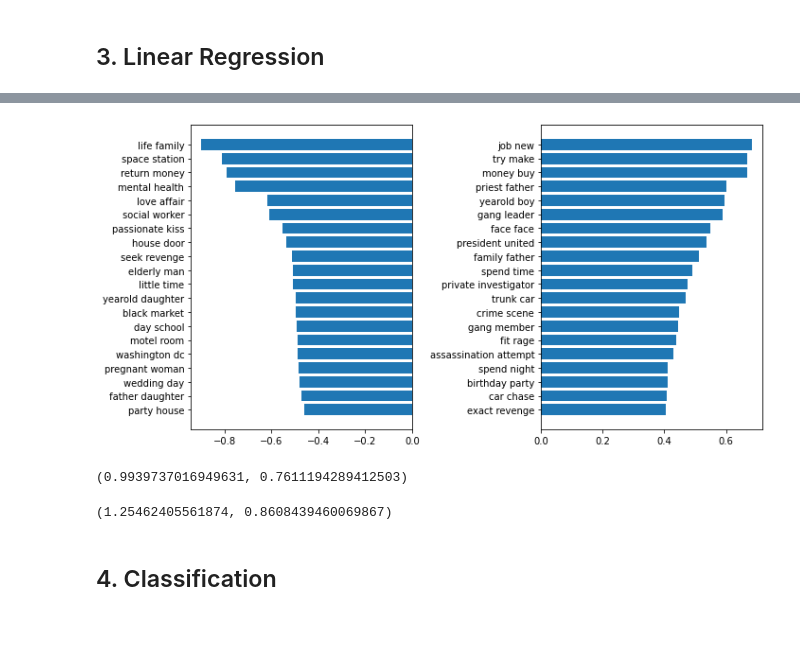
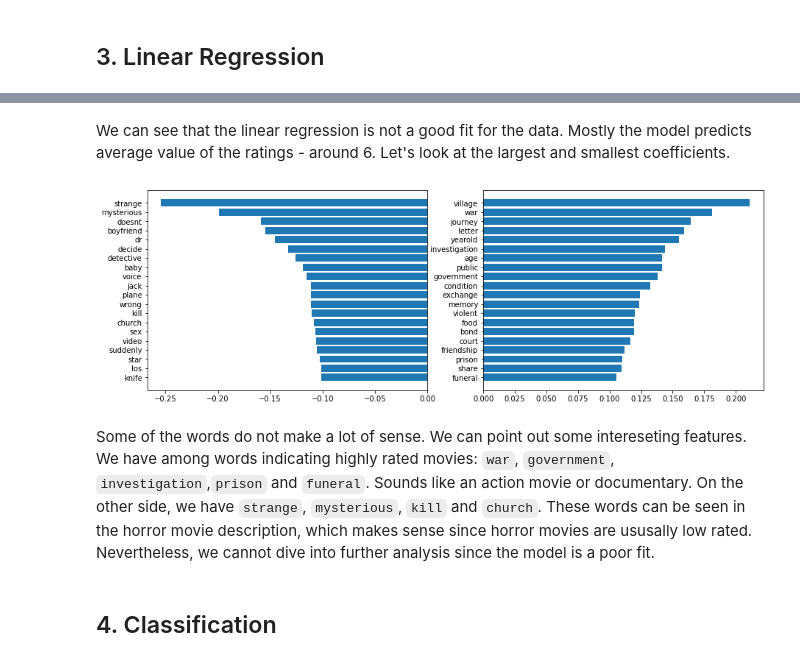
Before and after one commit to altynsai/movie_ratings, a Jupyter notebook: 2_classic_models.ipynb, the cells around one changed output, grey strips where cells are left out. Cells and saved outputs as stored; diff of their text form; code cells hidden in the pictures; blank space fills up the shorter version.

```diff
--- a/2_classic_models.ipynb
+++ b/2_classic_models.ipynb
@@ -40,0 +51,4 @@ with open('data/y.p', 'rb') as f:
+# %%
+y = y[X.apply(len)>=500]
+X = X[X.apply(len)>=500]
+len(X)
@@ -71,6 +72,0 @@ def get_metrics(y_test, y_predicted):
-# %%
-lin_reg = LinearRegression()
-
-lin_reg.fit(X_train, y_train)
-y_train_pred = lin_reg.predict(X_train)
-print(get_metrics(y_train, y_train_pred))
@@ -84,27 +106,25 @@ print(get_metrics(y_test, y_test_pred))
+# %% [markdown]
+We can see that the linear regression is not a good fit for the data. Mostly the model predicts average value of the ratings - around 6. Let's look at the largest and smallest coefficients.
 # %%
-coefficients = pd.DataFrame({'feat_name':vectorizer.vocabulary_.keys(),'coefs':lin_reg.coef_})
+#retrain the model with the best parameters
+pipeline = Pipeline([('vect', CountVectorizer(binary = True, stop_words='english', max_df = 4500, min_df = 550,
+                                              ngram_range=(1, 1))),
+                     ('lin_reg', LinearRegression())])
+
+pipeline.fit(X_train, y_train)
+
+#plotting coefficients - 20 top and 20 bottom
+coefficients = pd.DataFrame({'feat_name':pipeline['vect'].get_feature_names_out(),'coefs':pipeline['lin_reg'].coef_})
 bottom = coefficients.sort_values(by = 'coefs', ascending = False).tail(20).set_index('feat_name')
 top = coefficients.sort_values(by = 'coefs').tail(20).set_index('feat_name')
 
-fig, axs = plt.subplots(1,2, figsize = (10,5))
+fig, axs = plt.subplots(1,2, figsize = (15,5))
 axs[0].barh(bottom.index, bottom['coefs'])
 axs[1].barh(top.index, top['coefs'])
-
-fig.tight_layout()
 plt.show()
 # %% [output]
-[figure, old version]
+[figure, new version]
-# %%
-xgbr = XGBRegressor(objective="reg:squarederror", random_state=1234)
-xgbr.fit(X_train, y_train)
-y_train_pred = xgbr.predict(X_train)
-print(get_metrics(y_train, y_train_pred))
-# %% [output]
-(0.9939737016949631, 0.7611194289412503)
-# %%
-y_test_pred = xgbr.predict(X_test)
-print(get_metrics(y_test, y_test_pred))
-# %% [output]
-(1.25462405561874, 0.8608439460069867)
+# %% [markdown]
+Some of the words do not make a lot of sense. We can point out some intereseting features. We have among words indicating highly rated movies: `war`, `government`, `investigation`,`prison` and `funeral`. Sounds like an action movie or documentary. On the other side, we have `strange`, `mysterious`, `kill` and `church`. These words can be seen in the horror movie description, which makes sense since horror movies are ususally low rated. Nevertheless, we cannot dive into further analysis since the model is a poor fit.
 # %% [markdown]
 ## 4. Classification
```
Also changed, not shown: parts of 68 cells of this notebook.
